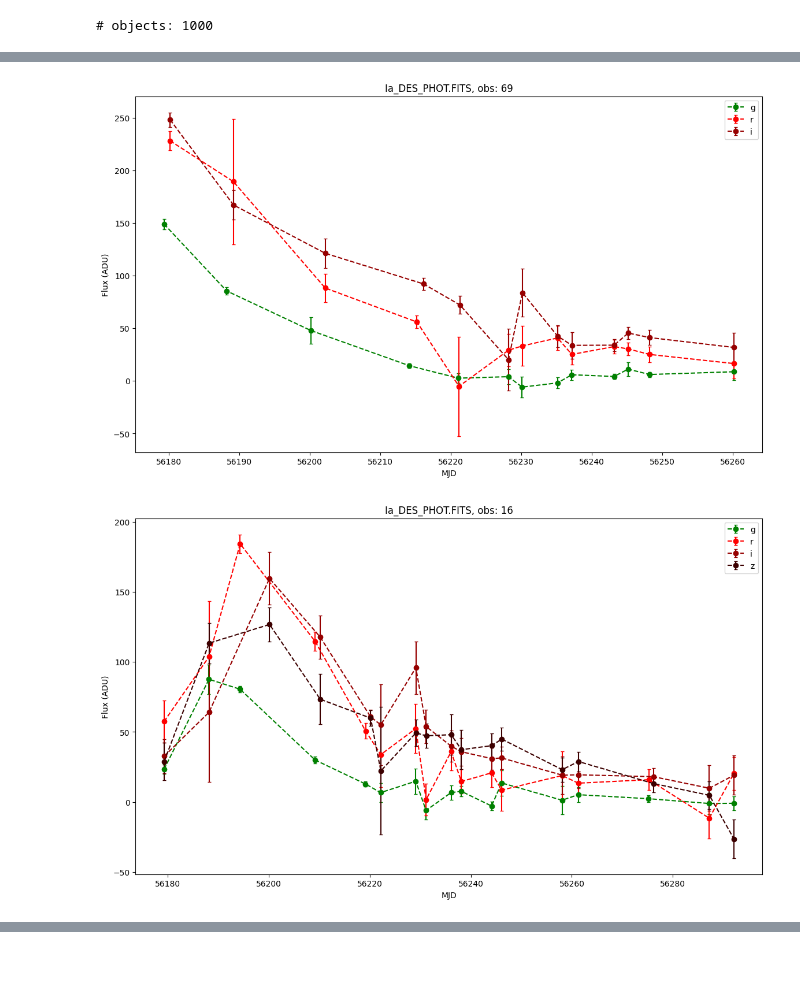
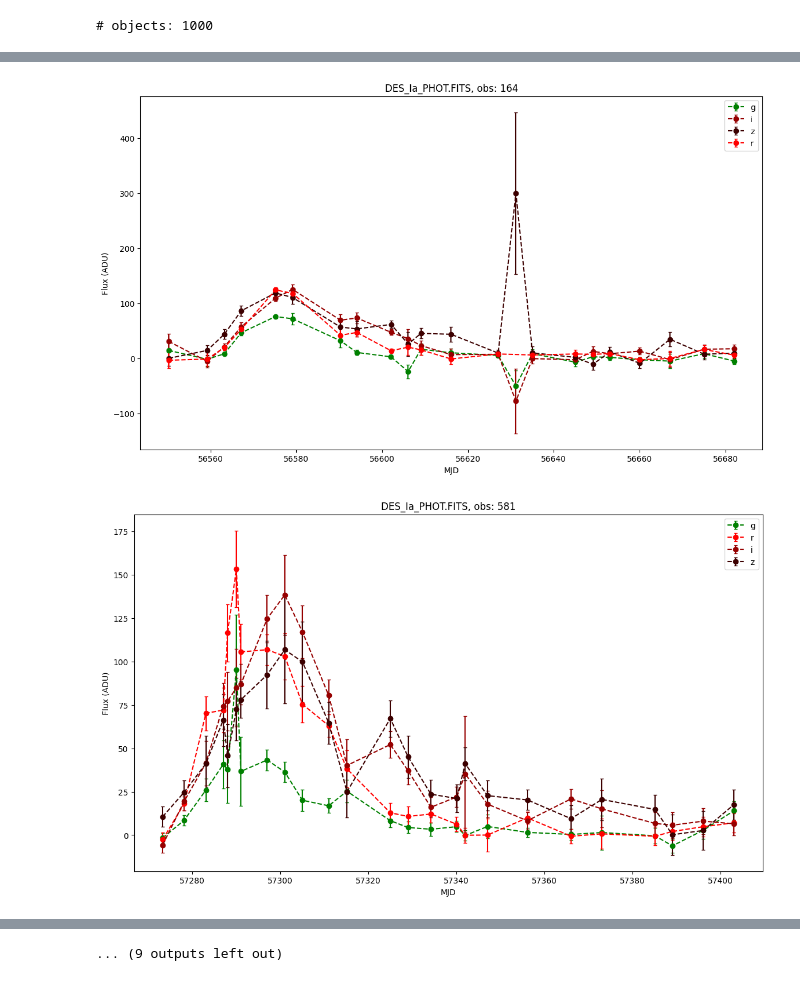
Before and after one commit to ale-cartes/Supernovae-Complete-Pipeline, a Jupyter notebook: Ia/DES/Ia_DES_curves.ipynb, the cells around one changed output, grey strips where cells are left out. Drawn from its saved outputs; the diff is of its cells as text; code cells hidden in the pictures.

```diff
--- a/Ia/DES/Ia_DES_curves.ipynb
+++ b/Ia/DES/Ia_DES_curves.ipynb
@@ -7,5 +7,5 @@ run "../../fits_plotter.py"
 # %%
-file = "Ia_DES_PHOT.FITS"
+file = "Ia/DES/DES_Ia_PHOT.FITS"
 
 curves = reader(file, fits_header=True)
 # %% [output]
@@ -45,10 +45,10 @@ curves
 # %%
-n = len(curves['obj'].value_counts())
+n = len(curves['obs'].value_counts())
 print("# objects:", n)
 
 np.random.seed(45)
 
-for i in np.random.randint(1, n, 10):
+for i in np.random.randint(1, n, 20):
     plotter(curves, i)
 # %% [output]
 # objects: 1000
@@ -63,2 +63,2 @@ for i in np.random.randint(1, n, 10):
-[figure, old version]
+[figure, new version]
-[figure, old version]
+[figure, new version]
@@ -64,0 +66 @@ for i in np.random.randint(1, n, 10):
+... (9 outputs left out)
```
Also changed, not shown: parts of 6 cells of this notebook, 13 other files.
